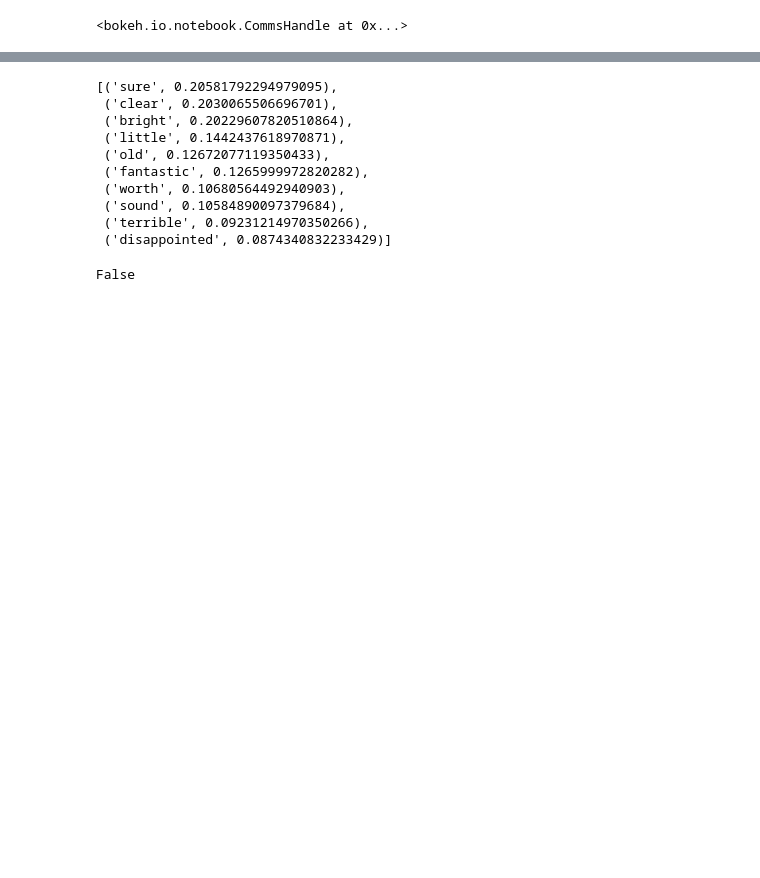
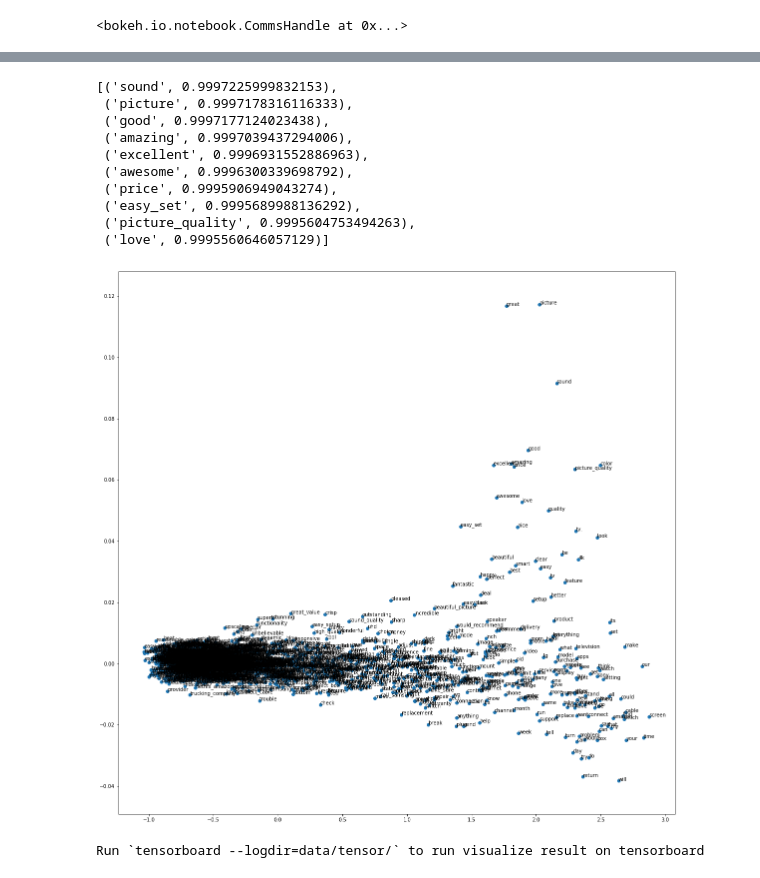
Before and after one commit to bsbhaskar/product_review_sentiments, a Jupyter notebook: topic_clustering-spicy.ipynb, the cells around one changed output, grey strips where cells are left out. Saved outputs shown, nothing was run; the diff lists cells and outputs as text; code cells hidden in the pictures; blank space fills up the shorter version.

```diff
--- a/topic_clustering-spicy.ipynb
+++ b/topic_clustering-spicy.ipynb
@@ -38,8 +50,8 @@ def retrieve_all_reviews():
     conn.close()
     return df
 # %%
-df = retrieve_reviews('LG Electronics 65UJ6300 65-Inch 4K Ultra HD Smart LED TV (2017 Model)')
-#df = retrieve_all_reviews()
+#df = retrieve_reviews('LG Electronics 65UJ6300 65-Inch 4K Ultra HD Smart LED TV (2017 Model)')
+df = retrieve_all_reviews()
 # %%
 df.head(2)
 # %% [output]
@@ -138,9 +127,8 @@ def is_stop_word(token):
     return token in stop_words
 
 def is_noun(token):
-    #return token.pos_ in ['NOUN','VERB','ADJ','PROPN']
-    return token.pos_ in ['ADJ']
-
+    return token.pos_ in ['NOUN','ADJ','PROPN',"VERB"]
+    #return token.pos_ in ["ADJ",'NOUN']
 
 def keep(token):
     return is_noun(token) and is_stop_word(token) == False and punct_space(token) == False
@@ -150,11 +138,11 @@ def lemmatized_sentence_corpus (documents):
     for doc in documents:
         parsed_doc = nlp(doc)
         for sent in parsed_doc.sents:
-            yield (' '.join([token.lemma_ for token in sent if not punct_space(token)]))
+            yield (' '.join([token.lemma_ for token in sent if keep(token)]))
 # %%
-bigram_model = Phrases([doc.split(" ") for doc in lemmatized_sentence_corpus(df_new['r_text'].values)], min_count=1)
+bigram_model = Phrases([doc.split(" ") for doc in lemmatized_sentence_corpus(df_new['r_text'].values)], min_count=2)
 bigram_sentences = []
 for unigram_sentence in lemmatized_sentence_corpus(df_new['r_text'].values):
     bigram_sentences.append(' '.join(bigram_model[unigram_sentence.split(" ")]))
-trigram_model = Phrases([doc.split(" ") for doc in bigram_sentences], min_count=1)
-type(trigram_model.vocab)
+trigram_model = Phrases([doc.split(" ") for doc in bigram_sentences], min_count=2)
+#trigram_model.vocab
@@ -203,7 +185,7 @@ for doc in df_new['r_text'].values:
     bigram_doc = ' '.join(bigram_model[(token.lemma_ for token in parsed_doc if keep(token))])
     trigram_doc = ' '.join(trigram_model[(token for token in bigram_doc.split(" "))])
     corpus.append (trigram_doc)
-    terms_doc.append(trigram_model[(token for token in bigram_doc.split(" ") if not is_stop_word(token))])
+    terms_doc.append(trigram_model[(token for token in bigram_doc.split(" "))])
 # %%
 data = corpus
 # %%
@@ -364,20 +334,16 @@ from gensim.models import Word2Vec
 # %%
 model = Word2Vec(terms_doc, size=100, window=5, min_count=5, workers=4)
 # %%
-model.wv.most_similar(positive=['broken'])
+model.wv.most_similar(positive=['great'])
 #model.wv.index2word
 # %% [output]
-[('sure', 0.20581792294979095),
- ('clear', 0.2030065506696701),
- ('bright', 0.20229607820510864),
- ('little', 0.1442437618970871),
- ('old', 0.12672077119350433),
- ('fantastic', 0.1265999972820282),
- ('worth', 0.10680564492940903),
- ('sound', 0.10584890097379684),
- ('terrible', 0.09231214970350266),
- ('disappointed', 0.0874340832233429)]
+[('sound', 0.9997225999832153),
+ ('picture', 0.9997178316116333),
+ ('good', 0.9997177124023438),
+ ('amazing', 0.9997039437294006),
+ ('excellent', 0.9996931552886963),
+ ('awesome', 0.9996300339698792),
+ ('price', 0.9995906949043274),
+ ('easy_set', 0.9995689988136292),
+ ('picture_quality', 0.9995604753494263),
+ ('love', 0.9995560646057129)]
-# %%
-print ('' in stop_words)
-# %% [output]
-False
@@ -383,0 +359,15 @@ False
+# %%
+
+X = model[model.wv.vocab]
+pca = PCA(n_components=2)
+result = pca.fit_transform(X)
+# create a scatter plot of the projection
+
+fig,ax = plt.subplots(figsize=(20,20))
+ax.scatter(result[:, 0], result[:, 1])
+words = list(model.wv.vocab)
+for i, word in enumerate(words):
+    ax.annotate(word, xy=(result[i, 0], result[i, 1]))
+plt.show()
+# %% [output]
+[figure, added]
@@ -383,0 +408,4 @@ False
+# %%
+visualize(model.wv, 'data/tensor/')
+# %% [output]
+Run `tensorboard --logdir=data/tensor/` to run visualize result on tensorboard
```
Also changed, not shown: parts of 25 cells of this notebook, 2 other files.
